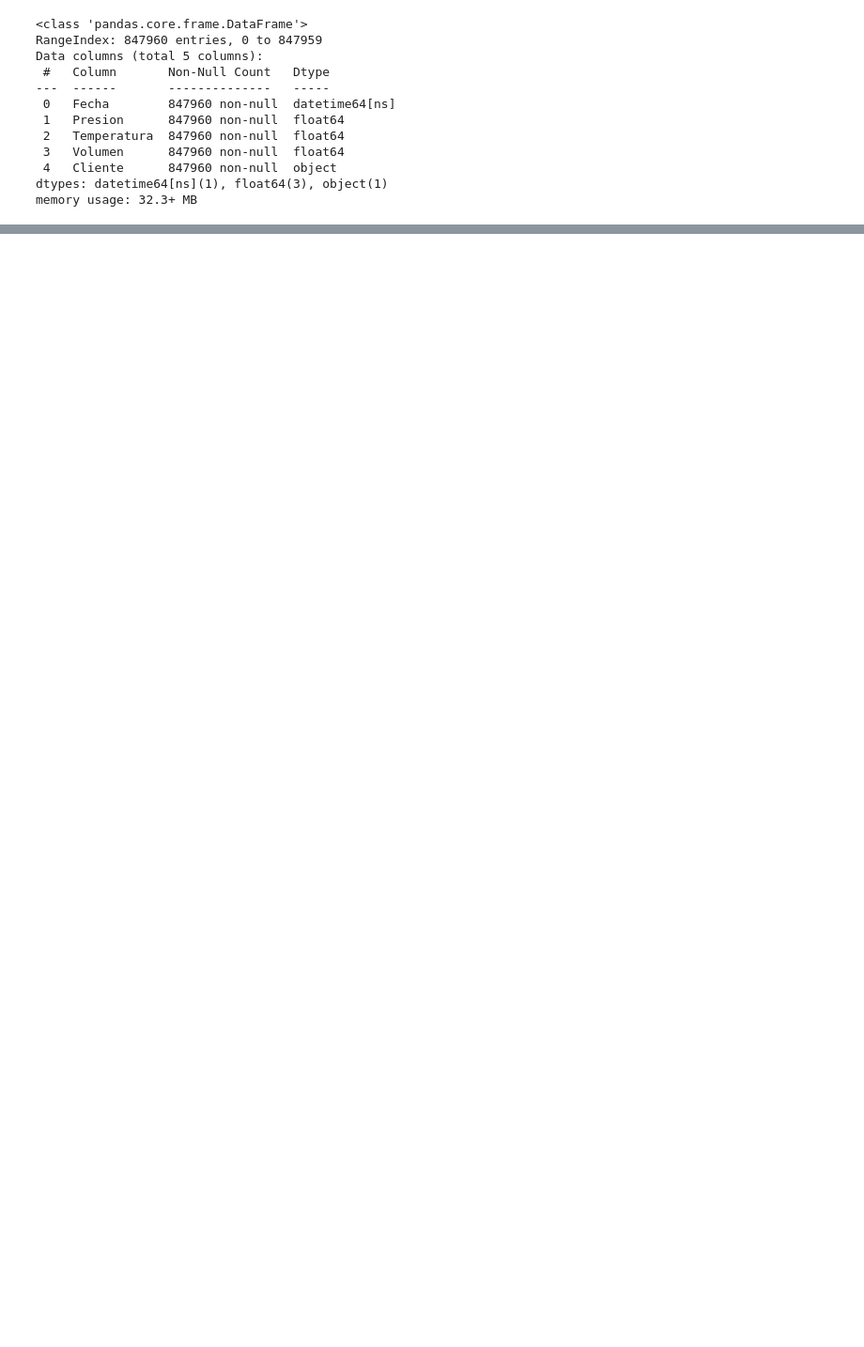
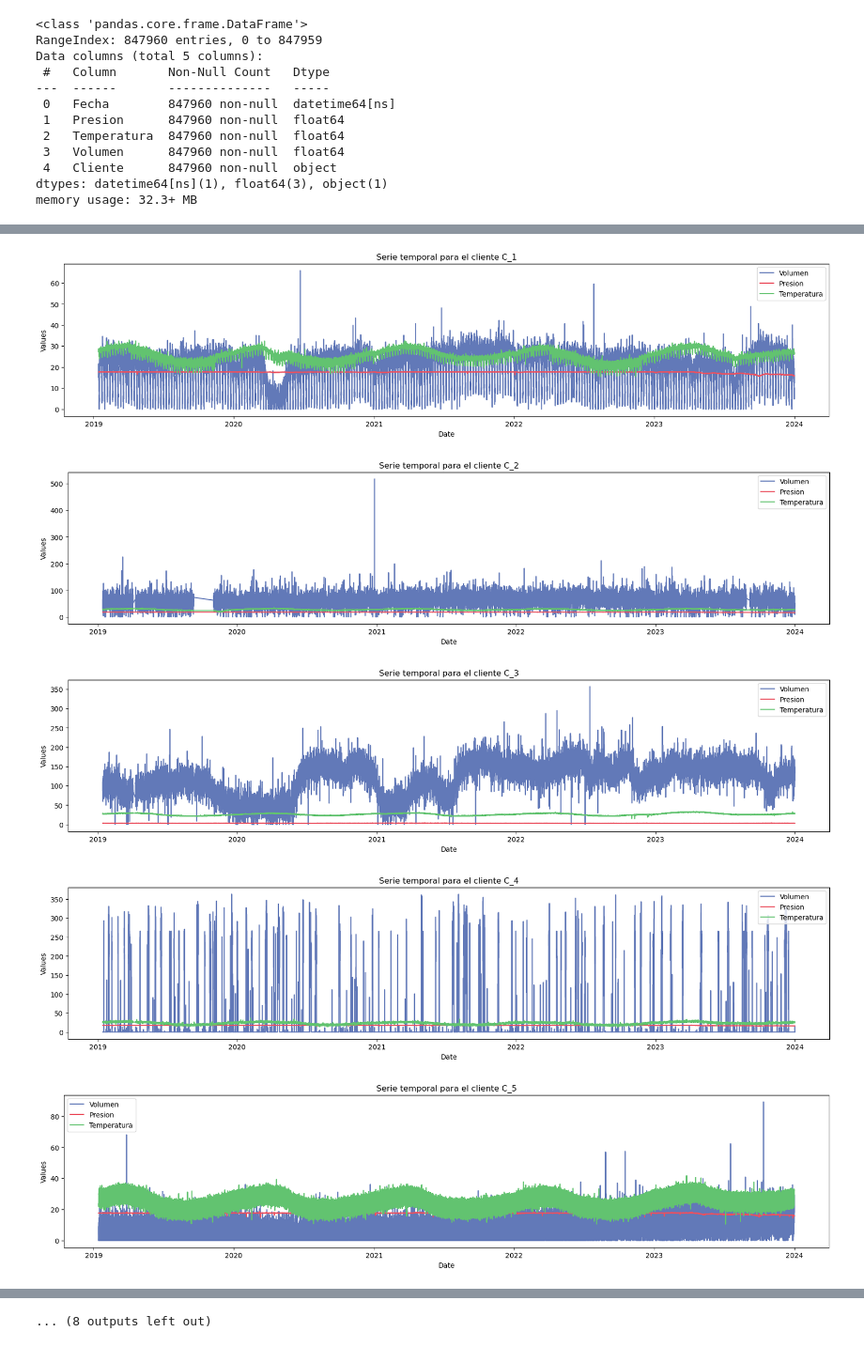
Before and after one commit to ek-diaz/final_project, a Jupyter notebook: contugas.ipynb, the cells around one changed output, grey strips where cells are left out. Shown at 94% size. Cells and saved outputs as stored; diff of their text form; code cells hidden in the pictures; blank space fills up the shorter version.

```diff
--- a/contugas.ipynb
+++ b/contugas.ipynb
@@ -52,0 +114,21 @@ df.describe().T
+# %%
+import matplotlib.pyplot as plt
+
+for client in df['Cliente'].unique():
+    client_data = df[df['Cliente'] == client]
+
+    plt.figure(figsize=(20, 4))
+    plt.plot(client_data['Fecha'], client_data['Volumen'], label='Volumen',color='#6279B8')
+    plt.plot(client_data['Fecha'], client_data['Presion'], label='Presion',color='#EB5160')
+    plt.plot(client_data['Fecha'], client_data['Temperatura'], label='Temperatura',color='#62C370')
+    plt.title(f'Serie temporal para el cliente {client}')
+    plt.xlabel('Date')
+    plt.ylabel('Values')
+    plt.legend()
+    plt.show()
+# %% [output]
+[figure, added]
+[figure, added]
+[figure, added]
+[figure, added]
+[figure, added]
@@ -52,0 +142 @@ df.describe().T
+... (8 outputs left out)
```
Also changed, not shown: parts of 9 cells of this notebook, 1 other file.
